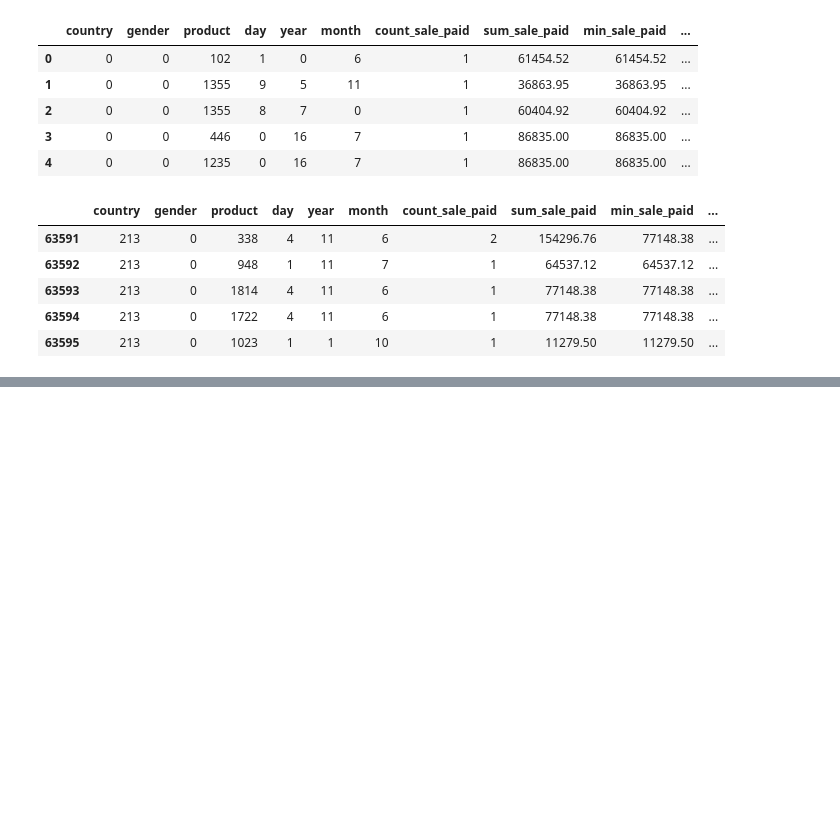
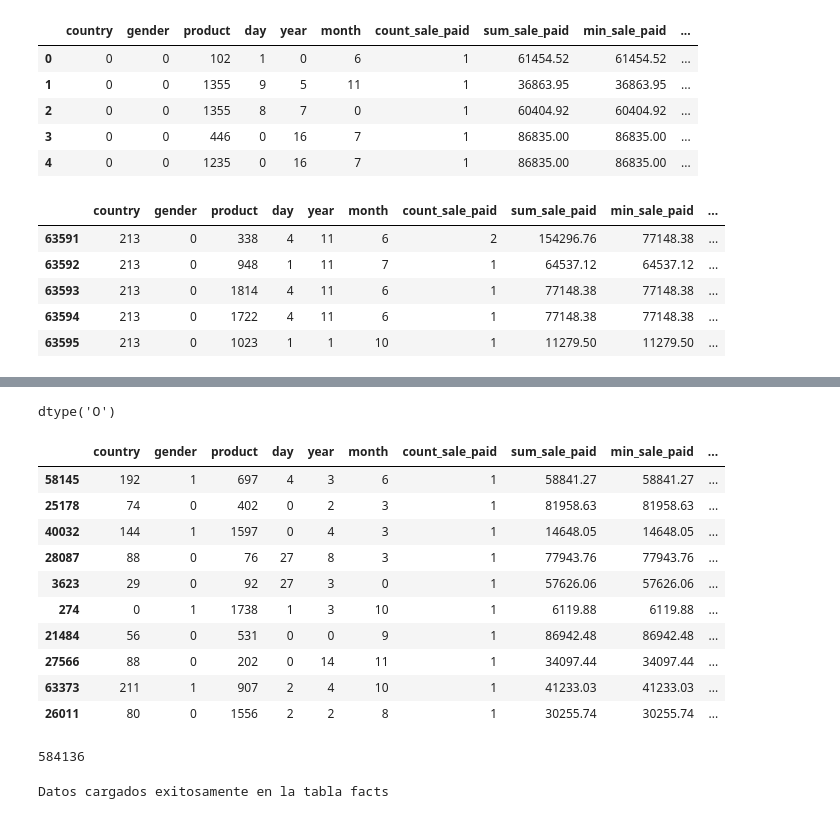
Before and after one commit to eric-castillo05/DataWarehouse, a Jupyter notebook: ETL_python/main.ipynb, the cells around one changed output, grey strips where cells are left out. Saved outputs shown, nothing was run; the diff lists cells and outputs as text; code cells hidden in the pictures; blank space fills up the shorter version.

```diff
--- a/ETL_python/main.ipynb
+++ b/ETL_python/main.ipynb
@@ -532,0 +636,2 @@ facts_df.sample(10)
+# %%
+clean_df['std_sale_paid'].fillna(0, inplace=True)
@@ -532,0 +654,26 @@ facts_df.sample(10)
+# %%
+clean_df['std_sale_paid'].dtype
+# %% [output]
+dtype('O')
+# %%
+clean_df.sample(10)
+# %% [output]
+|  | country | gender | product | day | year | month | count_sale_paid | sum_sale_paid | min_sale_paid | ... |
+| 58145 | 192 | 1 | 697 | 4 | 3 | 6 | 1 | 58841.27 | 58841.27 | ... |
+| 25178 | 74 | 0 | 402 | 0 | 2 | 3 | 1 | 81958.63 | 81958.63 | ... |
+| 40032 | 144 | 1 | 1597 | 0 | 4 | 3 | 1 | 14648.05 | 14648.05 | ... |
+| 28087 | 88 | 0 | 76 | 27 | 8 | 3 | 1 | 77943.76 | 77943.76 | ... |
+| 3623 | 29 | 0 | 92 | 27 | 3 | 0 | 1 | 57626.06 | 57626.06 | ... |
+| 274 | 0 | 1 | 1738 | 1 | 3 | 10 | 1 | 6119.88 | 6119.88 | ... |
+| 21484 | 56 | 0 | 531 | 0 | 0 | 9 | 1 | 86942.48 | 86942.48 | ... |
+| 27566 | 88 | 0 | 202 | 0 | 14 | 11 | 1 | 34097.44 | 34097.44 | ... |
+| 63373 | 211 | 1 | 907 | 2 | 4 | 10 | 1 | 41233.03 | 41233.03 | ... |
+| 26011 | 80 | 0 | 1556 | 2 | 2 | 8 | 1 | 30255.74 | 30255.74 | ... |
+# %%
+clean_df.size
+# %% [output]
+584136
+# %%
+loader.to_database(clean_df, 'facts', 'id_facts')
+# %% [output]
+Datos cargados exitosamente en la tabla facts
```
Also changed, not shown: parts of 10 cells of this notebook.
